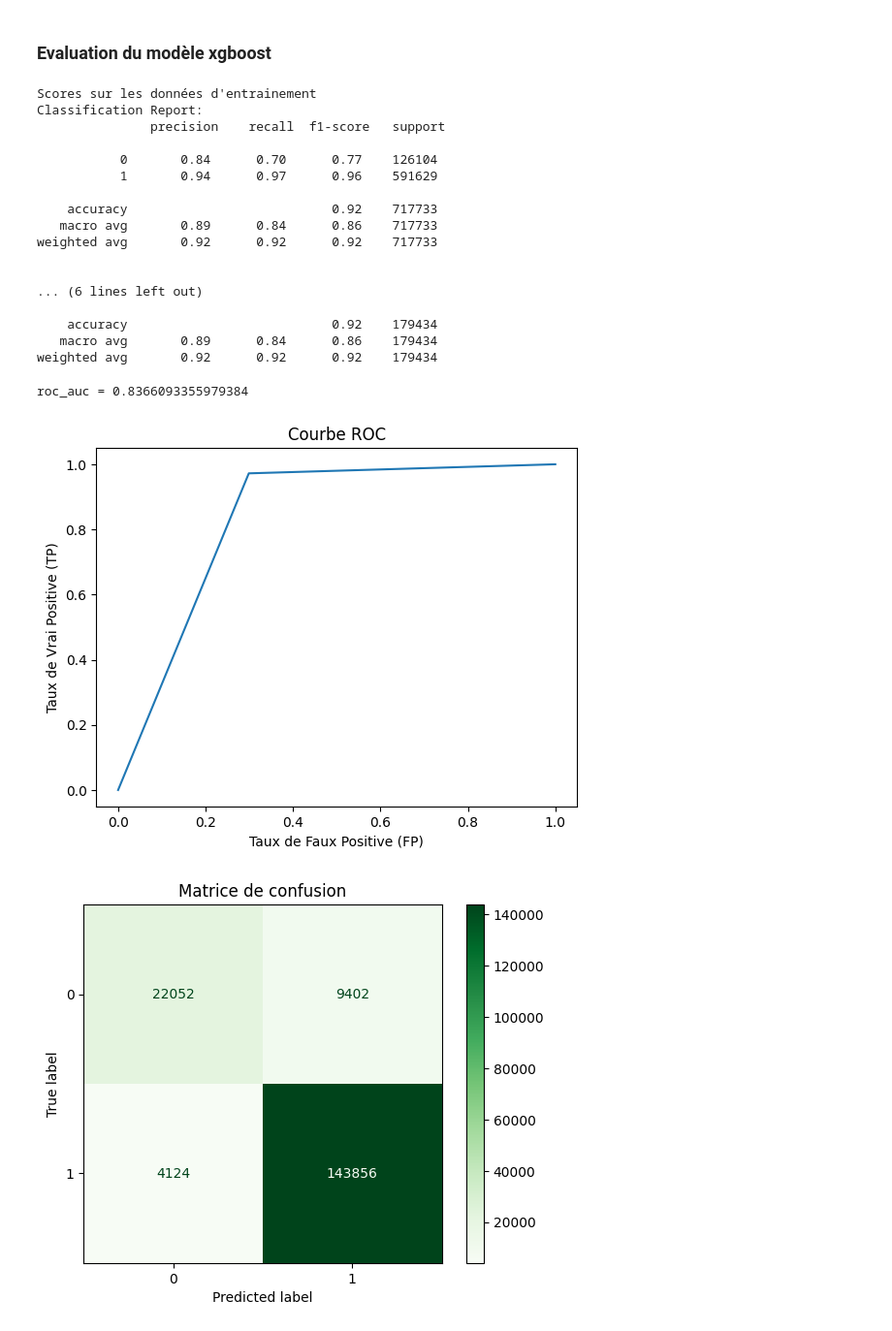
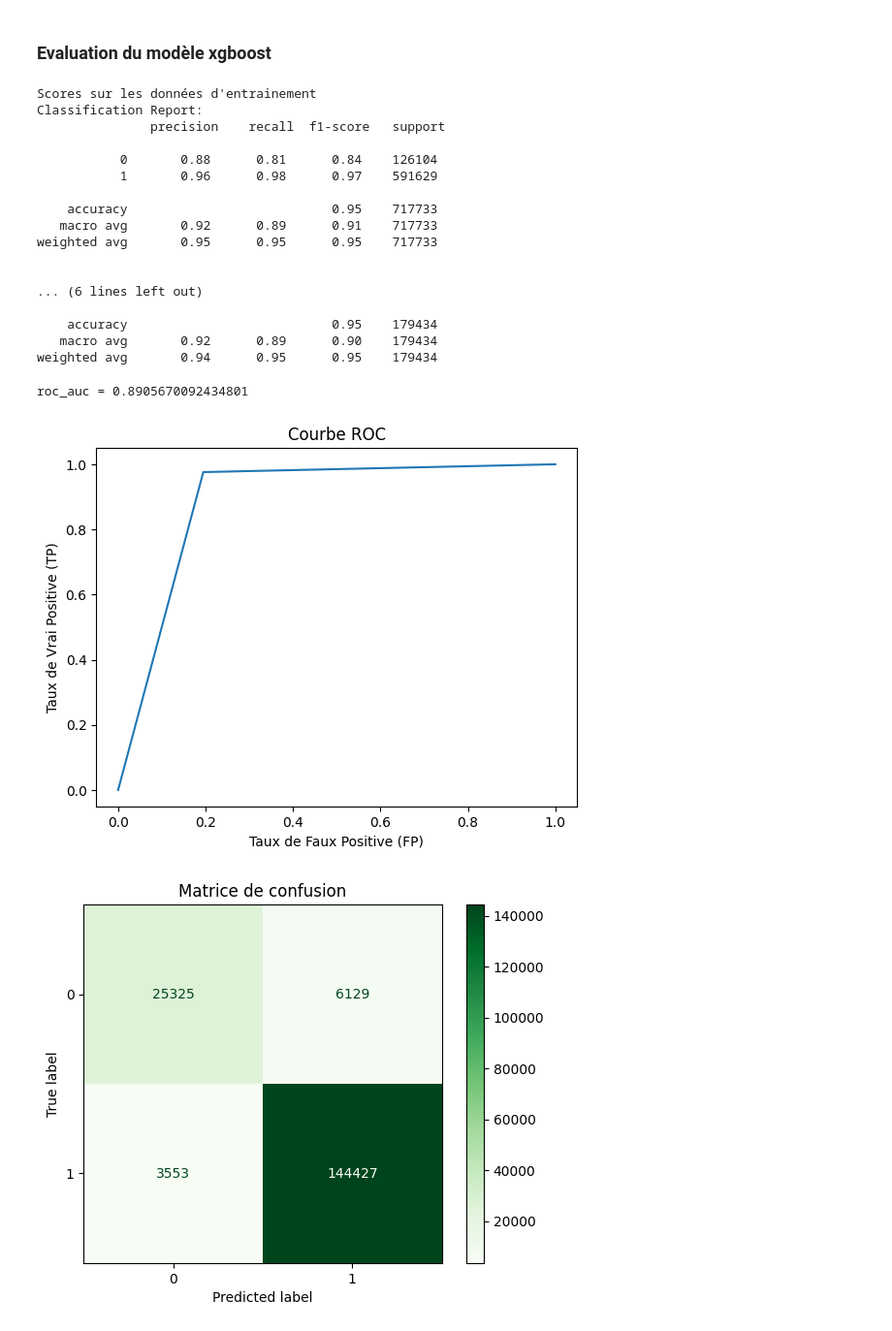
Before and after one commit to Leozmee/SBAnational, a Jupyter notebook: 03_modelisation_LR_XGBOOST.ipynb, the cells around one changed output. Shown: that part at 97% size. Cells and saved outputs as stored; diff of their text form; code cells hidden in the pictures.

```diff
--- a/03_modelisation_LR_XGBOOST.ipynb
+++ b/03_modelisation_LR_XGBOOST.ipynb
@@ -14,4 +14,4 @@ dataset = pd.read_csv('sba_national_clean.csv')
 from sklearn.model_selection import train_test_split
 # %%
 # suppression des variables non-nécessaires pour le modèle
-dataset = dataset.drop(['LoanNr_ChkDgt','Name','City','Zip','Bank','ApprovalDate','ApprovalFY','ChgOffDate','DisbursementDate','DisbursementGross','BalanceGross','ChgOffPrinGr','SBA_Appv'],axis=1)
+dataset = dataset.drop(['LoanNr_ChkDgt','Name','City','Zip','Bank','ChgOffDate','DisbursementDate','DisbursementGross','BalanceGross','ChgOffPrinGr','SBA_Appv'],axis=1)
@@ -165,7 +180,7 @@ from sklearn.model_selection import GridSearchCV
 # Création de la pipeline finale avec le preproccessing et modèle de boosting
 pipeline_2 = Pipeline([
     ('preprocessor', preprocessor),
-    ('classifier', XGBClassifier(n_estimators = 2, max_dept=2, learning_rate=1, objective='binary:logistic'))  # Régression logistique
+    ('classifier', XGBClassifier(n_estimators = 400, max_depth=8, learning_rate=0.01, objective='binary:logistic'))  # Régression logistique
 ])
 # %%
 # Entrainement du modèle xgboost avec les données d'entrainement
@@ -215,33 +227,33 @@ Scores sur les données d'entrainement
 Classification Report:
                precision    recall  f1-score   support
 
-           0       0.84      0.70      0.77    126104
-           1       0.94      0.97      0.96    591629
+           0       0.88      0.81      0.84    126104
+           1       0.96      0.98      0.97    591629
 
-    accuracy                           0.92    717733
-   macro avg       0.89      0.84      0.86    717733
-weighted avg       0.92      0.92      0.92    717733
+    accuracy                           0.95    717733
+   macro avg       0.92      0.89      0.91    717733
+weighted avg       0.95      0.95      0.95    717733
 
 
 ... (6 lines left out)
 
-    accuracy                           0.92    179434
-   macro avg       0.89      0.84      0.86    179434
-weighted avg       0.92      0.92      0.92    179434
+    accuracy                           0.95    179434
+   macro avg       0.92      0.89      0.90    179434
+weighted avg       0.94      0.95      0.95    179434
 # %%
-fpr, tpr, _ = roc_curve(y_test, y_pred2)
+fpr, tpr, _ = roc_curve(y_test, y_test_pred2)
 roc_auc = auc(fpr,tpr)
 
 print(f"roc_auc = {roc_auc}")
 
 plt.figure()
 plt.plot(fpr, tpr, label=f"ROC curve (AUC = {roc_auc:.2f})")
 plt.xlabel("Taux de Faux Positive (FP)")
 plt.ylabel("Taux de Vrai Positive (TP)")
 plt.title("Courbe ROC")
 plt.show()
 # %% [output]
-roc_auc = 0.8366093355979384
+roc_auc = 0.8905670092434801
-[figure, old version]
+[figure, new version]
 # %%
 # Matrice de confusion
```
Also changed, not shown: parts of 12 cells of this notebook, 1 other file.
